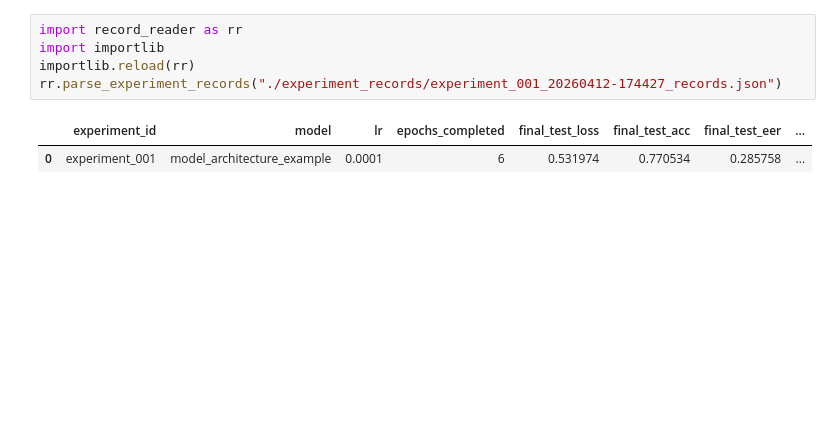
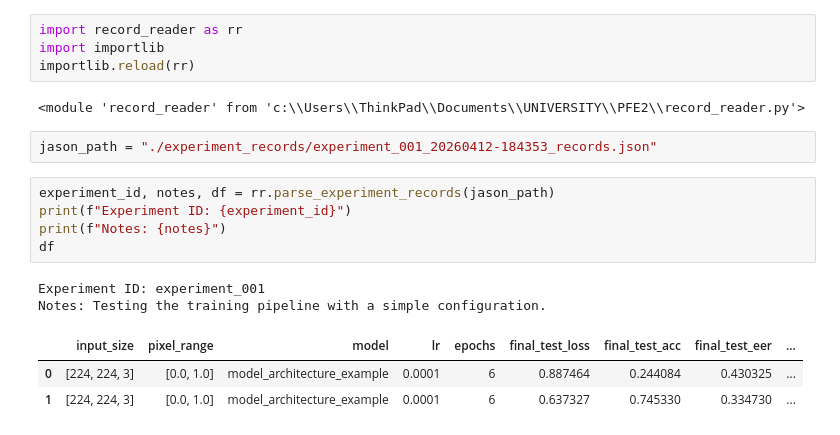
Before and after one commit to OussamaMadev/face-anti-spoofing-pipline, a Jupyter notebook: record_analyse.ipynb, the cells around one changed output. Cells and saved outputs as stored; diff of their text form; blank space fills up the shorter version.

```diff
--- a/record_analyse.ipynb
+++ b/record_analyse.ipynb
@@ -2,8 +2,19 @@
 import record_reader as rr
 import importlib
 importlib.reload(rr)
-rr.parse_experiment_records("./experiment_records/experiment_001_20260412-174427_records.json")
 # %% [output]
-|  | experiment_id | model | lr | epochs_completed | final_test_loss | final_test_acc | final_test_eer | ... |
-| 0 | experiment_001 | model_architecture_example | 0.0001 | 6 | 0.531974 | 0.770534 | 0.285758 | ... |
+<module 'record_reader' from 'c:\\Users\\ThinkPad\\Documents\\UNIVERSITY\\PFE2\\record_reader.py'>
+# %%
+jason_path = "./experiment_records/experiment_001_20260412-184353_records.json"
+# %%
+experiment_id, notes, df = rr.parse_experiment_records(jason_path)
+print(f"Experiment ID: {experiment_id}")
+print(f"Notes: {notes}")
+df
+# %% [output]
+Experiment ID: experiment_001
+Notes: Testing the training pipeline with a simple configuration.
+|  | input_size | pixel_range | model | lr | epochs | final_test_loss | final_test_acc | final_test_eer | ... |
+| 0 | [224, 224, 3] | [0.0, 1.0] | model_architecture_example | 0.0001 | 6 | 0.887464 | 0.244084 | 0.430325 | ... |
+| 1 | [224, 224, 3] | [0.0, 1.0] | model_architecture_example | 0.0001 | 6 | 0.637327 | 0.745330 | 0.334730 | ... |
 # %%
```
Also changed, not shown: parts of 1 cell of this notebook, 9 other files.
